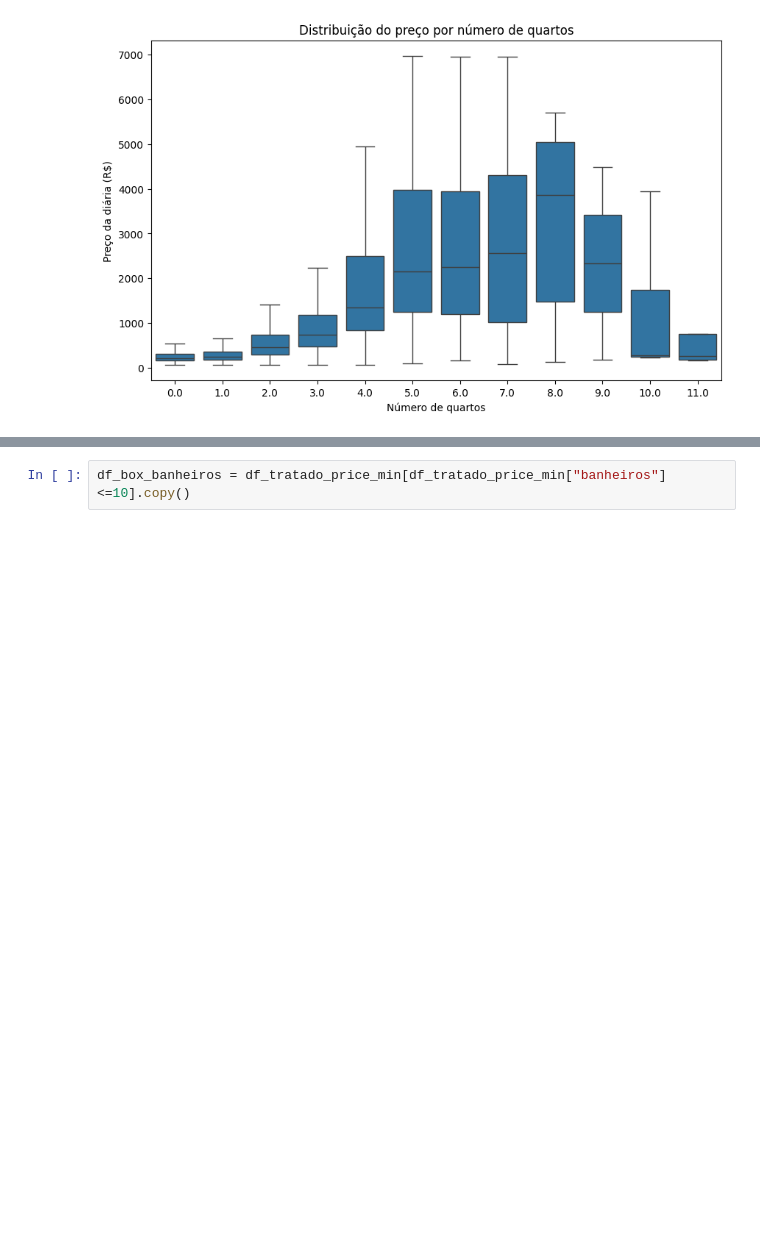
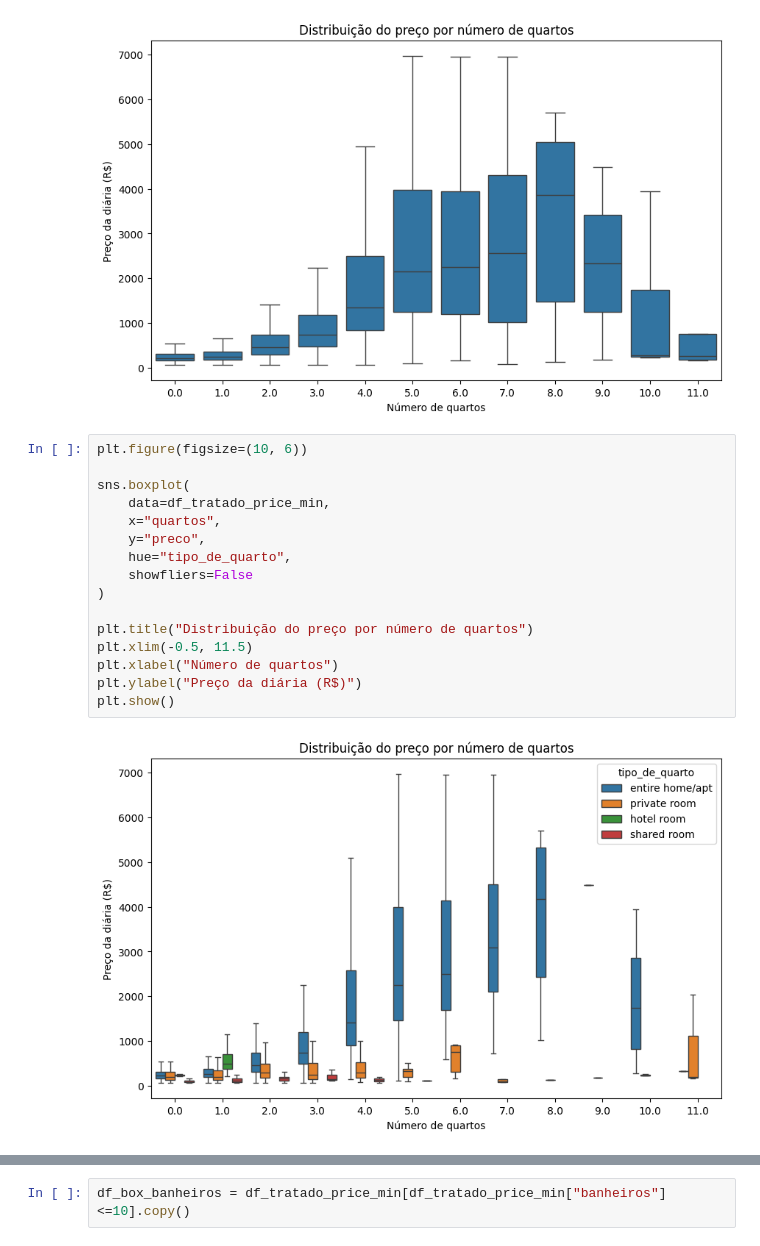
Before and after one commit to anacamorims/projeto-academy, a Jupyter notebook: extra-trees.ipynb, the cells around one changed output, grey strips where cells are left out. Saved outputs shown, nothing was run; the diff lists cells and outputs as text; blank space fills up the shorter version.

Commit message:
acrescentei os gráficos por tipo de acomodação

```diff
--- a/extra-trees.ipynb
+++ b/extra-trees.ipynb
@@ -337,3 +337,21 @@ plt.ylabel("Preço da diária (R$)")
 plt.show()
 # %% [output]
 [figure]
+# %%
+plt.figure(figsize=(10, 6))
+
+sns.boxplot(
+    data=df_tratado_price_min,
+    x="quartos",
+    y="preco",
+    hue="tipo_de_quarto",
+    showfliers=False
+)
+
+plt.title("Distribuição do preço por número de quartos")
+plt.xlim(-0.5, 11.5)
+plt.xlabel("Número de quartos")
+plt.ylabel("Preço da diária (R$)")
+plt.show()
+# %% [output]
+[figure, added]
```
Also changed, not shown: parts of 8 cells of this notebook.
